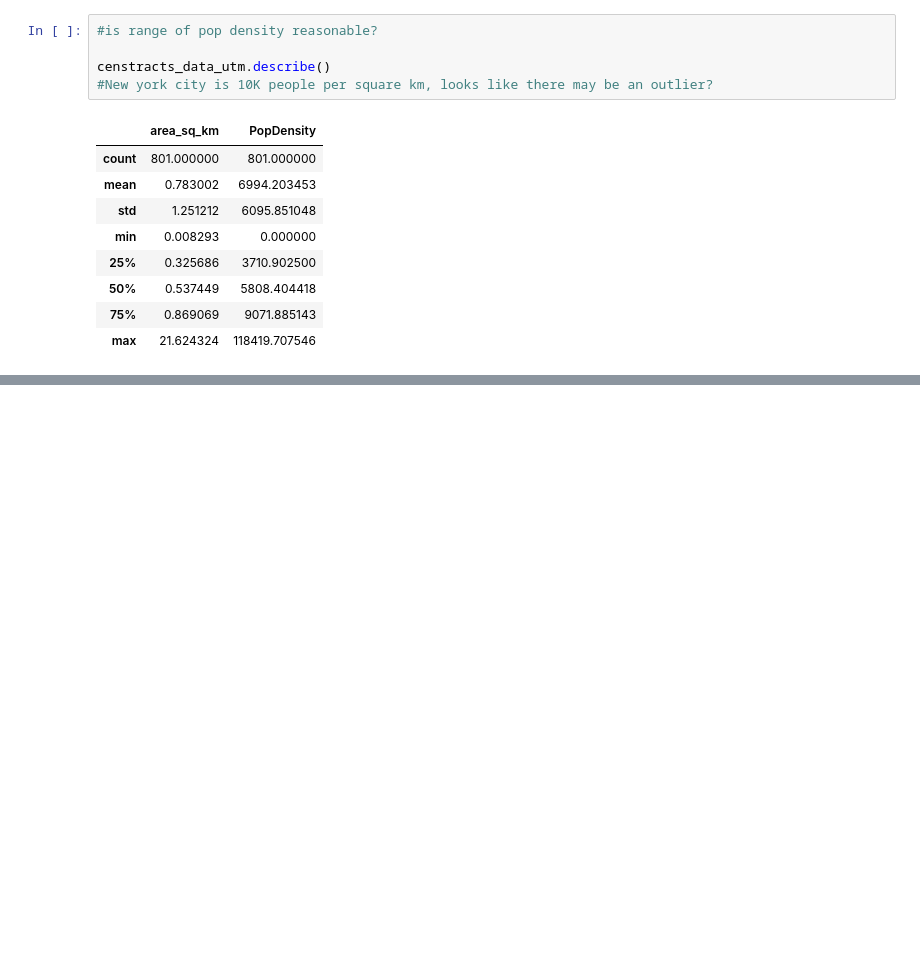
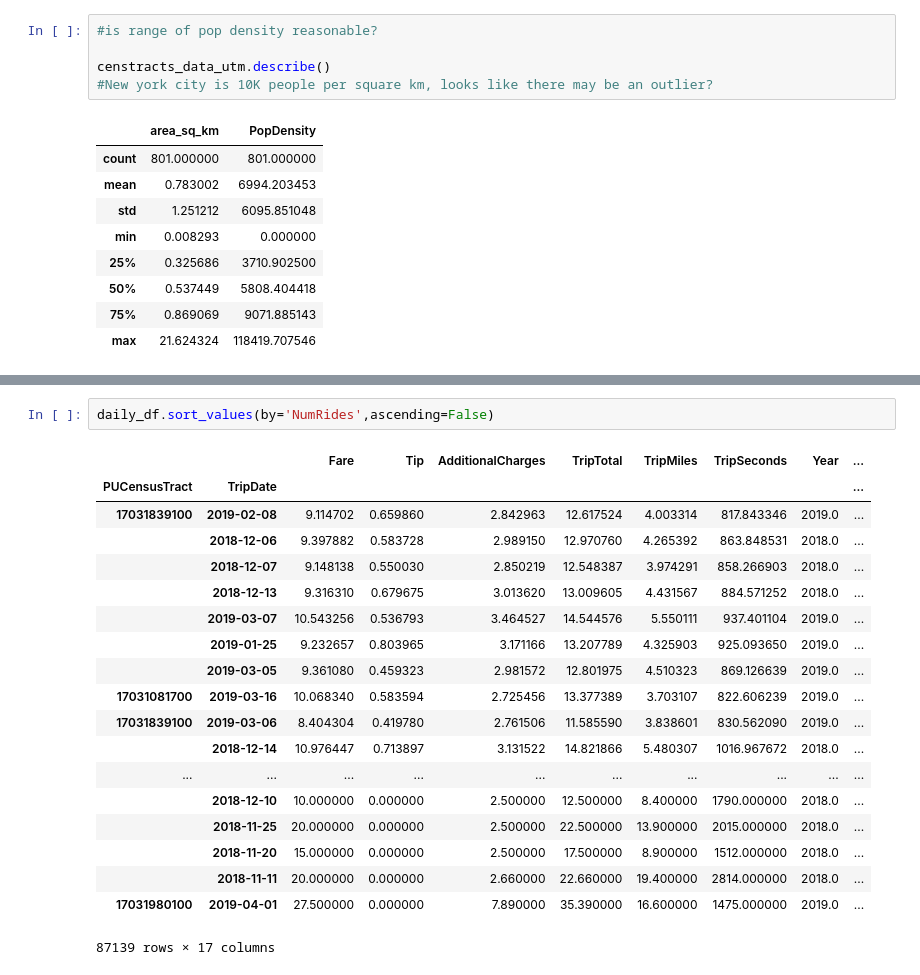
Before and after one commit to LisaATaylor/Rideshare, a Jupyter notebook: Chicago Rideshare - Wrangling+Visualization.ipynb, the cells around one changed output, grey strips where cells are left out. Saved outputs shown, nothing was run; the diff lists cells and outputs as text; blank space fills up the shorter version.

```diff
--- a/Chicago Rideshare - Wrangling+Visualization.ipynb
+++ b/Chicago Rideshare - Wrangling+Visualization.ipynb
@@ -312,0 +345,22 @@ samp_df.shape
+# %%
+daily_df.sort_values(by='NumRides',ascending=False)
+# %% [output]
+|  |  | Fare | Tip | AdditionalCharges | TripTotal | TripMiles | TripSeconds | Year | ... |
+| PUCensusTract | TripDate |  |  |  |  |  |  |  | ... |
+| 17031839100 | 2019-02-08 | 9.114702 | 0.659860 | 2.842963 | 12.617524 | 4.003314 | 817.843346 | 2019.0 | ... |
+|  | 2018-12-06 | 9.397882 | 0.583728 | 2.989150 | 12.970760 | 4.265392 | 863.848531 | 2018.0 | ... |
+|  | 2018-12-07 | 9.148138 | 0.550030 | 2.850219 | 12.548387 | 3.974291 | 858.266903 | 2018.0 | ... |
+|  | 2018-12-13 | 9.316310 | 0.679675 | 3.013620 | 13.009605 | 4.431567 | 884.571252 | 2018.0 | ... |
+|  | 2019-03-07 | 10.543256 | 0.536793 | 3.464527 | 14.544576 | 5.550111 | 937.401104 | 2019.0 | ... |
+|  | 2019-01-25 | 9.232657 | 0.803965 | 3.171166 | 13.207789 | 4.325903 | 925.093650 | 2019.0 | ... |
+|  | 2019-03-05 | 9.361080 | 0.459323 | 2.981572 | 12.801975 | 4.510323 | 869.126639 | 2019.0 | ... |
+| 17031081700 | 2019-03-16 | 10.068340 | 0.583594 | 2.725456 | 13.377389 | 3.703107 | 822.606239 | 2019.0 | ... |
+| 17031839100 | 2019-03-06 | 8.404304 | 0.419780 | 2.761506 | 11.585590 | 3.838601 | 830.562090 | 2019.0 | ... |
+|  | 2018-12-14 | 10.976447 | 0.713897 | 3.131522 | 14.821866 | 5.480307 | 1016.967672 | 2018.0 | ... |
+| ... | ... | ... | ... | ... | ... | ... | ... | ... | ... |
+|  | 2018-12-10 | 10.000000 | 0.000000 | 2.500000 | 12.500000 | 8.400000 | 1790.000000 | 2018.0 | ... |
+|  | 2018-11-25 | 20.000000 | 0.000000 | 2.500000 | 22.500000 | 13.900000 | 2015.000000 | 2018.0 | ... |
+|  | 2018-11-20 | 15.000000 | 0.000000 | 2.500000 | 17.500000 | 8.900000 | 1512.000000 | 2018.0 | ... |
+|  | 2018-11-11 | 20.000000 | 0.000000 | 2.660000 | 22.660000 | 19.400000 | 2814.000000 | 2018.0 | ... |
+| 17031980100 | 2019-04-01 | 27.500000 | 0.000000 | 7.890000 | 35.390000 | 16.600000 | 1475.000000 | 2019.0 | ... |
+87139 rows × 17 columns
```
Also changed, not shown: parts of 23 cells of this notebook.
